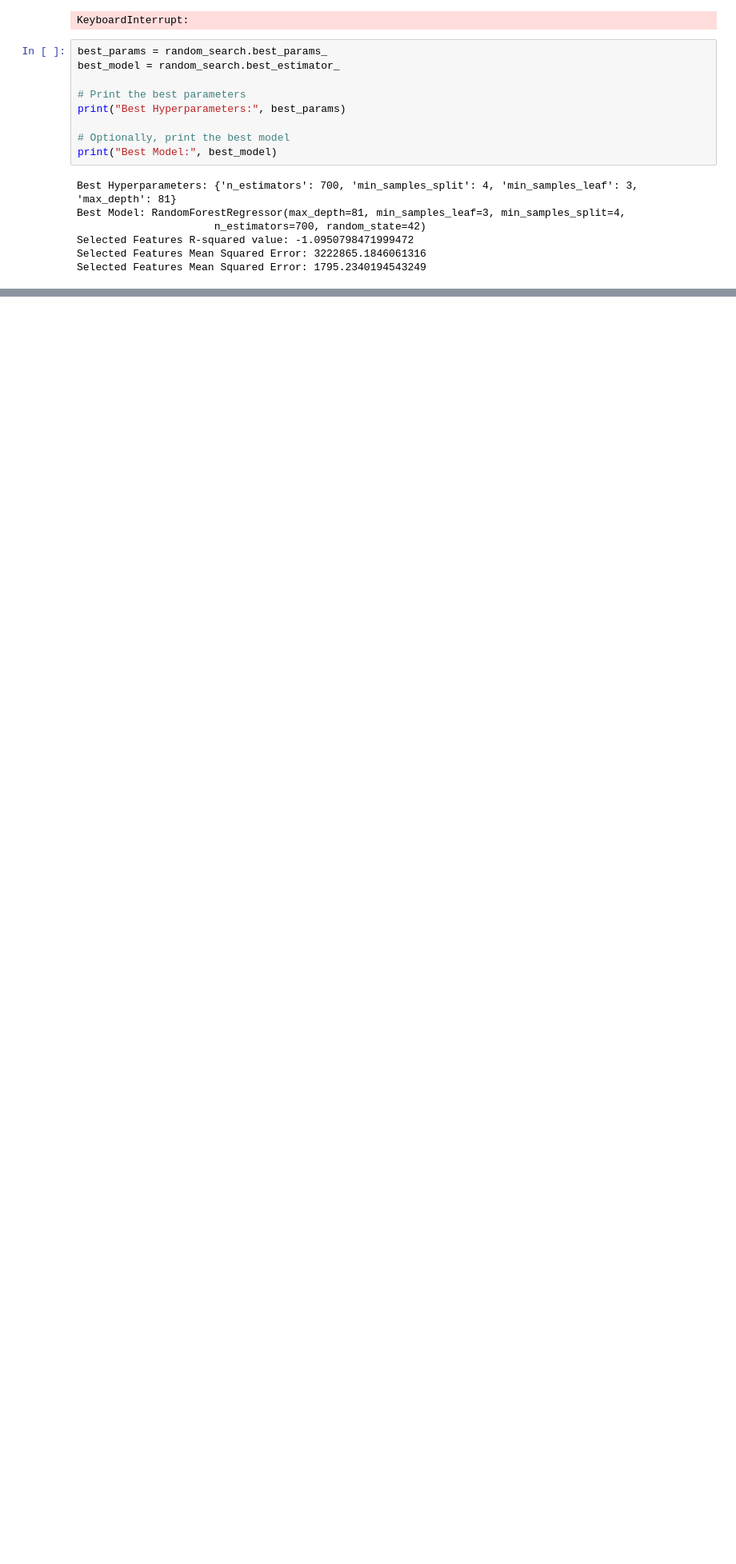
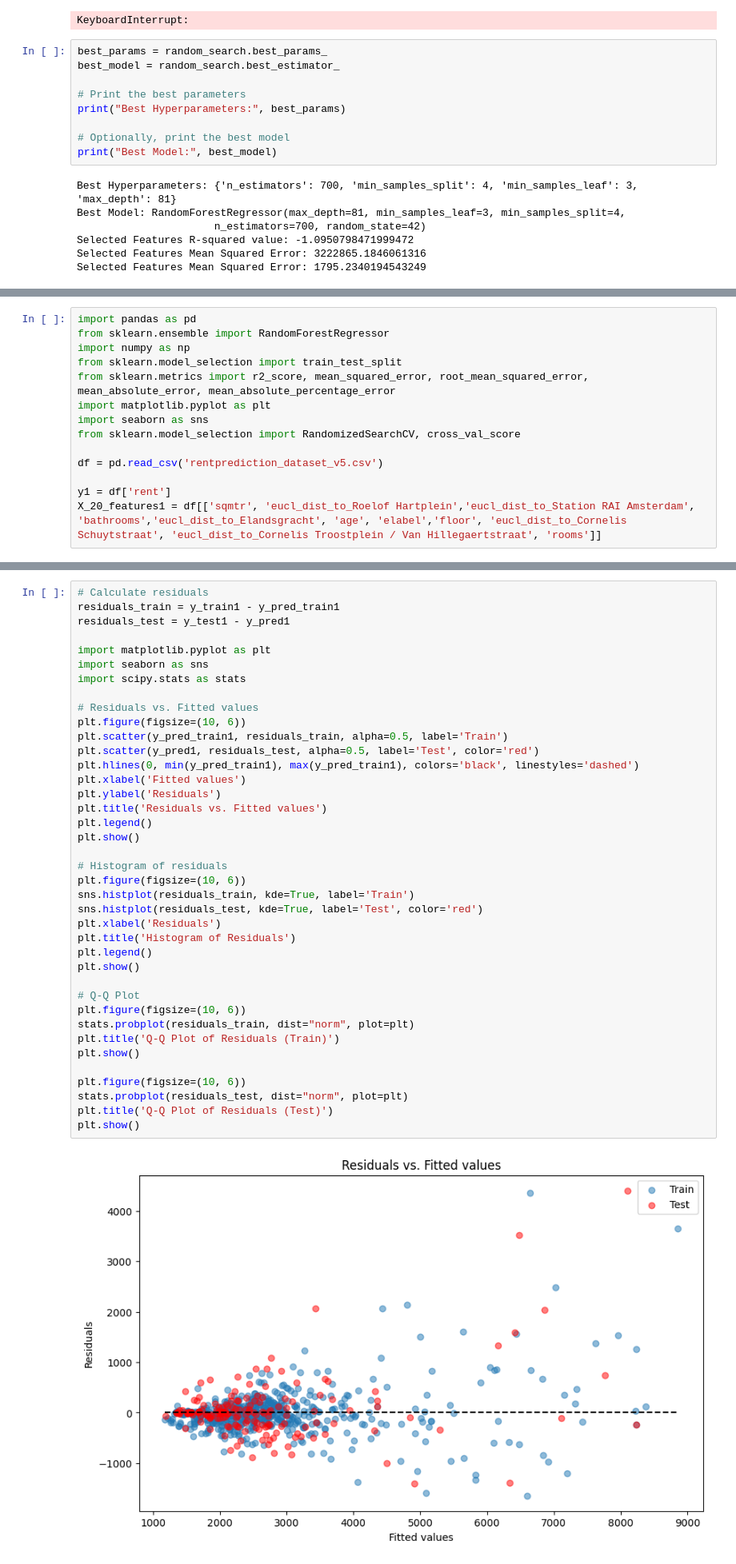
Before and after one commit to TheAphander/rentalprediction, a Jupyter notebook: randomforestregressor_rent.ipynb, the cells around one changed output, grey strips where cells are left out. Shown at 80% size. Saved outputs shown, nothing was run; the diff lists cells and outputs as text; blank space fills up the shorter version.

```diff
--- a/randomforestregressor_rent.ipynb
+++ b/randomforestregressor_rent.ipynb
@@ -121 +154,15 @@ X_20_features = X[top_20_features]
+# %%
+import pandas as pd
+from sklearn.ensemble import RandomForestRegressor
+import numpy as np
+from sklearn.model_selection import train_test_split
+from sklearn.metrics import r2_score, mean_squared_error, root_mean_squared_error, mean_absolute_error, mean_absolute_percentage_error
+import matplotlib.pyplot as plt
+import seaborn as sns
+from sklearn.model_selection import RandomizedSearchCV, cross_val_score
+
+df = pd.read_csv('rentprediction_dataset_v5.csv')
+
+y1 = df['rent']
+X_20_features1 = df[['sqmtr', 'eucl_dist_to_Roelof Hartplein','eucl_dist_to_Station RAI Amsterdam', 'bathrooms','eucl_dist_to_Elandsgracht', 'age', 'elabel','floor', 'eucl_dist_to_Cornelis Schuytstraat', 'eucl_dist_to_Cornelis Troostplein / Van Hillegaertstraat', 'rooms']]
 # %%
@@ -146,0 +240,41 @@ Selected Features Mean Absolute Percentage Error: 0.10518863624215763
+# %%
+# Calculate residuals
+residuals_train = y_train1 - y_pred_train1
+residuals_test = y_test1 - y_pred1
+
+import matplotlib.pyplot as plt
+import seaborn as sns
+import scipy.stats as stats
+
+# Residuals vs. Fitted values
+plt.figure(figsize=(10, 6))
+plt.scatter(y_pred_train1, residuals_train, alpha=0.5, label='Train')
+plt.scatter(y_pred1, residuals_test, alpha=0.5, label='Test', color='red')
+plt.hlines(0, min(y_pred_train1), max(y_pred_train1), colors='black', linestyles='dashed')
+plt.xlabel('Fitted values')
+plt.ylabel('Residuals')
+plt.title('Residuals vs. Fitted values')
+plt.legend()
+plt.show()
+
+# Histogram of residuals
+plt.figure(figsize=(10, 6))
+sns.histplot(residuals_train, kde=True, label='Train')
+sns.histplot(residuals_test, kde=True, label='Test', color='red')
+plt.xlabel('Residuals')
+plt.title('Histogram of Residuals')
+plt.legend()
+plt.show()
+
+# Q-Q Plot
+plt.figure(figsize=(10, 6))
+stats.probplot(residuals_train, dist="norm", plot=plt)
+plt.title('Q-Q Plot of Residuals (Train)')
+plt.show()
+
+plt.figure(figsize=(10, 6))
+stats.probplot(residuals_test, dist="norm", plot=plt)
+plt.title('Q-Q Plot of Residuals (Test)')
+plt.show()
+# %% [output]
+[figure, added]
```
Also changed, not shown: parts of 6 cells of this notebook.
